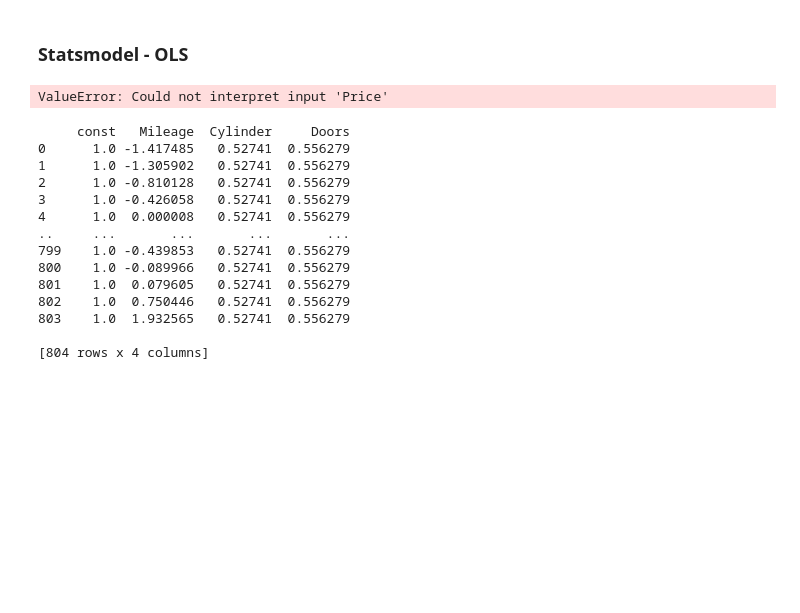
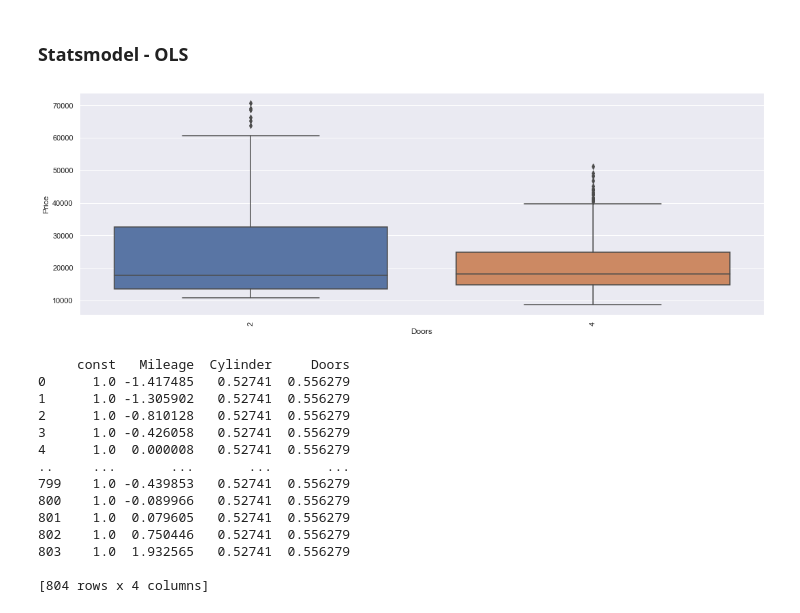
Before and after one commit to lucianawaka/udemy_machine_learning, a Jupyter notebook: 3-Predictive Models/3 - Multiple Regression.ipynb, the cells around one changed output. Drawn from its saved outputs; the diff is of its cells as text; code cells hidden in the pictures; blank space fills up the shorter version.

```diff
--- a/3-Predictive Models/3 - Multiple Regression.ipynb
+++ b/3-Predictive Models/3 - Multiple Regression.ipynb
@@ -38,11 +44,14 @@ pd.options.mode.chained_assignment = None  # default='warn'
 scale = StandardScaler()
 X = df[['Mileage','Cylinder','Doors']]
 y = df['Price']
-# %%
-import seaborn as sns
-sns.boxplot(df, x='Doors',y='Price')
-# %% [output]
-ValueError: Could not interpret input 'Price'
+# %%
+import seaborn as sns
+
+sns.set(rc={'figure.figsize':(18, 6)})
+ax=sns.boxplot(x='Doors', y='Price', data=df)
+ax.set_xticklabels(ax.get_xticklabels(), rotation=90);
+# %% [output]
+[figure, added]
 # %%
 # loc instead of column ref. direct
 X.loc[:, ('Mileage', 'Cylinder', 'Doors')] = scale.fit_transform(X[['Mileage', 'Cylinder', 'Doors']].values)
```
Also changed, not shown: parts of 1 cell of this notebook, 1 other file.
